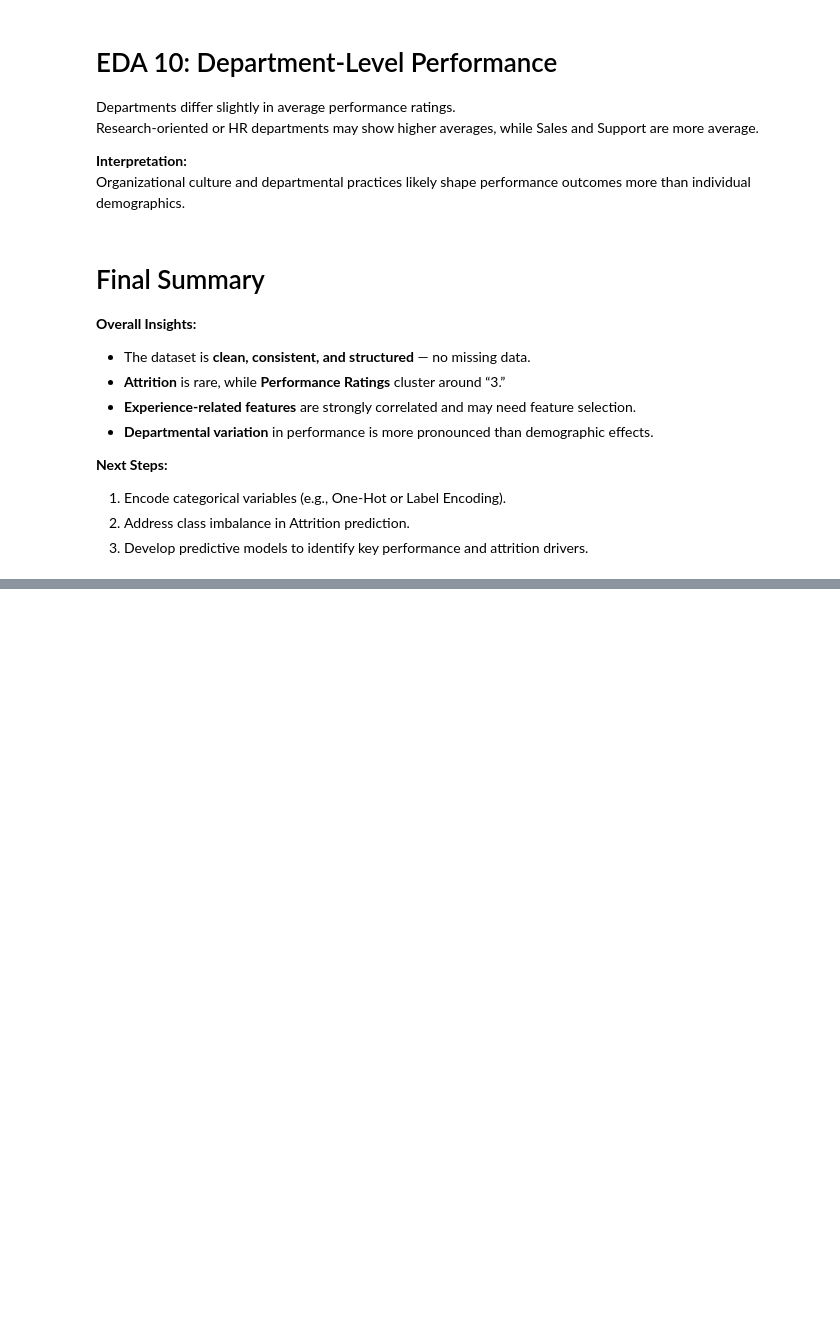
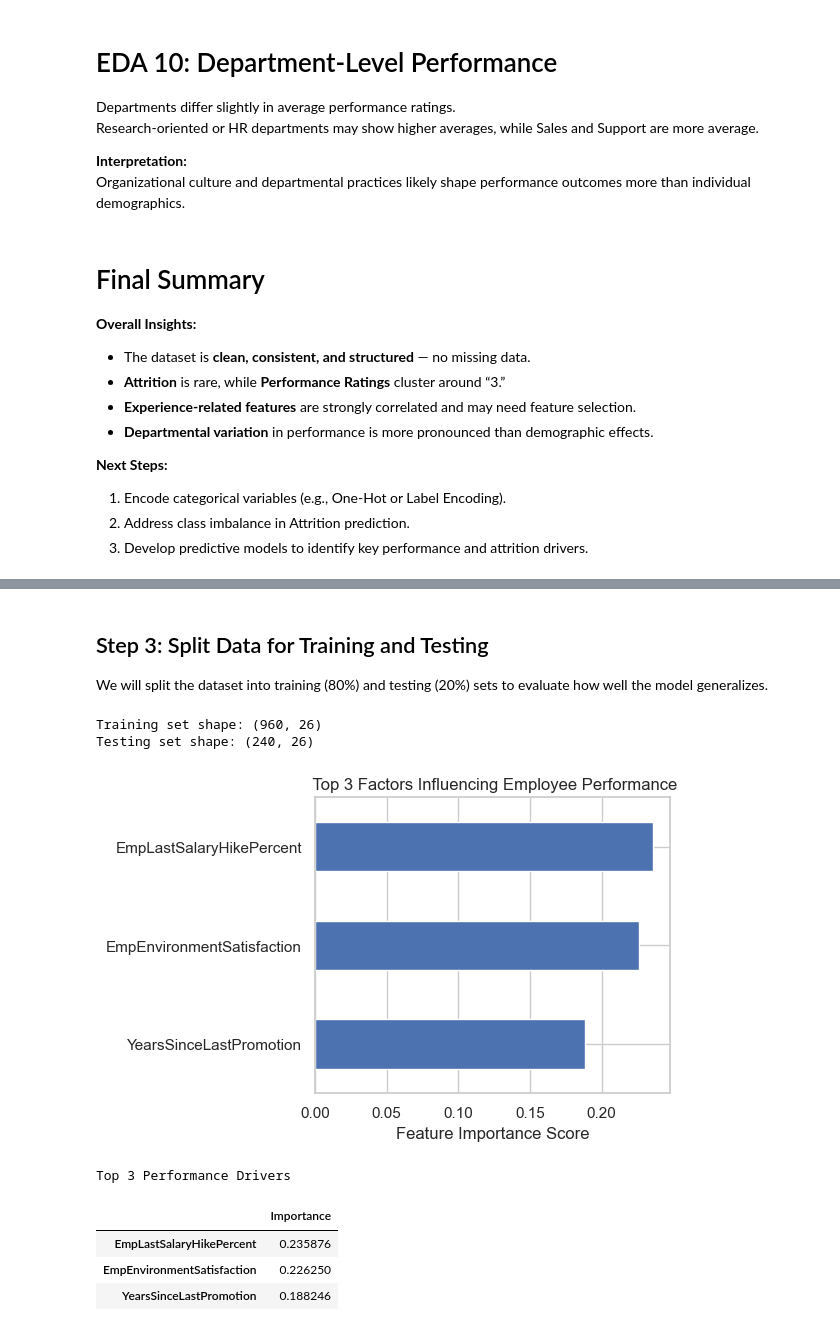
Before and after one commit to nderitumwangi/iabac, a Jupyter notebook: employment.ipynb, the cells around one changed output, grey strips where cells are left out. Cells and saved outputs as stored; diff of their text form; code cells hidden in the pictures; blank space fills up the shorter version.

```diff
--- a/employment.ipynb
+++ b/employment.ipynb
@@ -578,0 +328,9 @@ Files: ['best_model_GradientBoosting.pkl', 'cm_GradientBoosting.png', 'cm_Logist
+# %%
+encoded_df = df.copy()
+
+# Encode all object-type (categorical) columns
+for col in encoded_df.select_dtypes(include=['object']).columns:
+    encoded_df[col] = LabelEncoder().fit_transform(encoded_df[col])
+
+# Quick check
+encoded_df.head()
@@ -578,0 +350,68 @@ Files: ['best_model_GradientBoosting.pkl', 'cm_GradientBoosting.png', 'cm_Logist
+# %%
+# Define features (X) and target (y)
+X = encoded_df.drop(['PerformanceRating', 'EmpNumber'], axis=1)
+y = encoded_df['PerformanceRating']
+# %% [markdown]
+## Step 3: Split Data for Training and Testing
+
+We will split the dataset into training (80%) and testing (20%) sets to evaluate how well the model generalizes.
+# %%
+from sklearn.model_selection import train_test_split
+
+X_train, X_test, y_train, y_test = train_test_split(
+    X, y, test_size=0.2, random_state=42
+)
+
+print("Training set shape:", X_train.shape)
+print("Testing set shape:", X_test.shape)
+# %% [output]
+Training set shape: (960, 26)
+Testing set shape: (240, 26)
+# %%
+
+
+# --- Step 1: Try to rebuild feature importance safely ---
+
+try:
+    # If model has feature_importances_ attribute
+    if hasattr(best_model, "feature_importances_"):
+        importance_values = best_model.feature_importances_
+    else:
+        raise AttributeError("Selected model does not have feature_importances_ attribute.")
+
+    # Create safe index alignment
+    feature_count = len(importance_values)
+    if feature_count == len(X.columns):
+        importances = pd.Series(importance_values, index=X.columns)
+    else:
+        # Fallback: auto-generate column names if mismatch
+        importances = pd.Series(importance_values,
+                                index=[f"Feature_{i+1}" for i in range(feature_count)])
+except Exception as e:
+    print("⚠️ Could not extract importances properly:", e)
+    importances = pd.Series([], dtype=float)
+
+# --- Step 2: Extract and visualize top 10 ---
+top3 = importances.sort_values(ascending=False).head(3)
+
+plt.figure(figsize=(6, 4))
+top3.plot(kind='barh')
+plt.gca().invert_yaxis()
+plt.title(' Top 3 Factors Influencing Employee Performance')
+plt.xlabel('Feature Importance Score')
+plt.tight_layout()
+plt.show()
+
+# --- Step 3: Display as styled DataFrame ---
+display(
+    pd.DataFrame(top3, columns=['Importance'])
+    .style.background_gradient(cmap='Greens')
+    .set_caption("Top 3 Performance Drivers")
+)
+# %% [output]
+[figure, added]
+Top 3 Performance Drivers
+|  | Importance |
+| EmpLastSalaryHikePercent | 0.235876 |
+| EmpEnvironmentSatisfaction | 0.226250 |
+| YearsSinceLastPromotion | 0.188246 |
```
Also changed, not shown: parts of 29 cells of this notebook, 15 other files.
